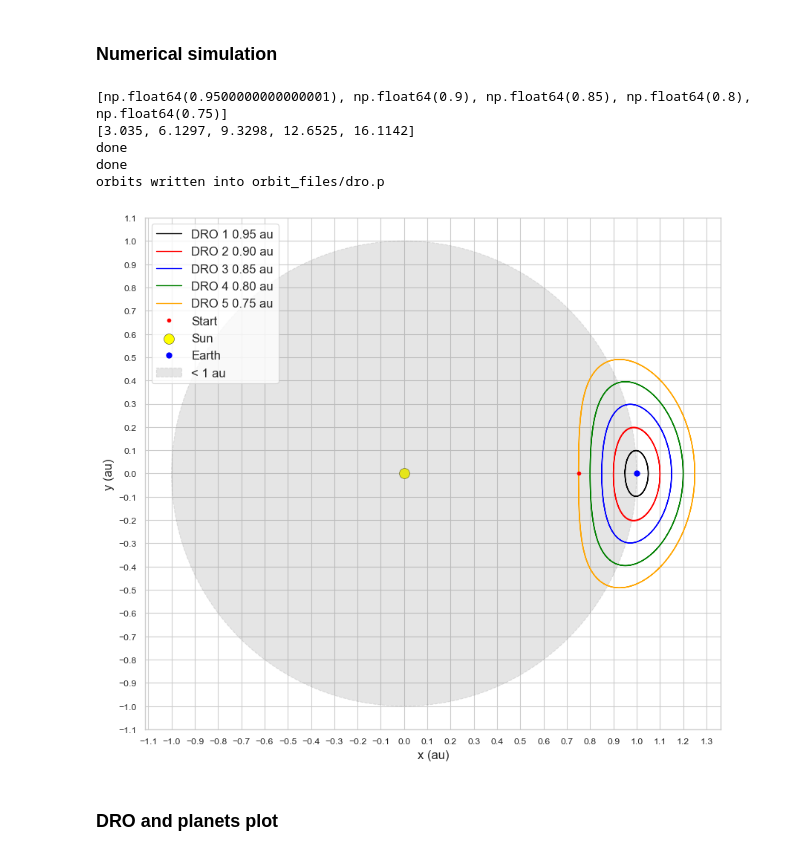
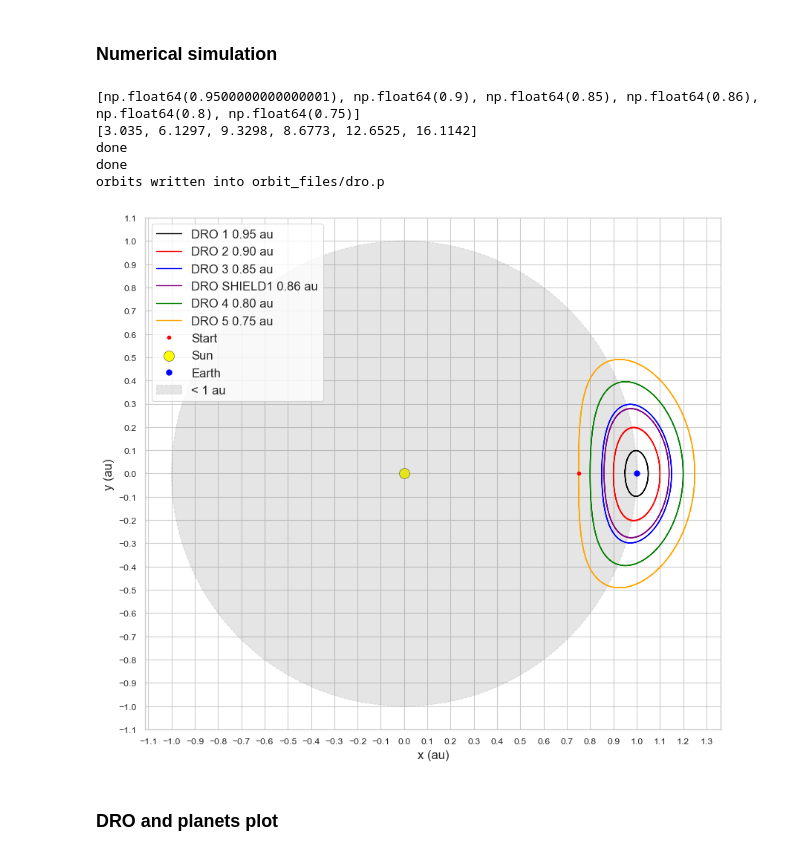
Before and after one commit to cmoestl/dro_orbits, a Jupyter notebook: dro.ipynb, the cells around one changed output. Drawn from its saved outputs; the diff is of its cells as text; code cells hidden in the pictures.

```diff
--- a/dro.ipynb
+++ b/dro.ipynb
@@ -334,6 +336,20 @@ vy0 = 9.3298 # km/s
 [x3,y3]=make_dro([x0, y0, vx0, vy0],2)
 initial_x0_array.append(x0/au)
 initial_vy_array.append(vy0)
+
+
+
+########## ESA SHIELD concept at 0.86 au
+########### solution for 0.86 au is 8.6773 km/s #from minimization analysis
+x0 = 0.86*au  # km (between Sun and Earth)
+y0 = 0  # km
+vx0 = 0  # km/s
+vy0 = 8.6773 # km/s
+
+[xs1,ys1]=make_dro([x0, y0, vx0, vy0],2)
+initial_x0_array.append(x0/au)
+initial_vy_array.append(vy0)
+
 
 
 ########### solution for 0.8 au is 12.65265 km/s
@@ -379,6 +395,11 @@ dro_y3=y3
 dro_r3= np.sqrt(dro_x3**2 + dro_y3**2)
 dro_lon3 = np.arctan2(dro_y3, dro_x3)
 
+dro_xs1=xs1
+dro_ys1=ys1
+dro_rs1= np.sqrt(dro_xs1**2 + dro_ys1**2)
+dro_lons1 = np.arctan2(dro_ys1, dro_xs1)
+
 dro_x4=x4
 dro_y4=y4
 dro_r4= np.sqrt(dro_x4**2 + dro_y4**2)
@@ -403,6 +424,7 @@ fig, ax = plt.subplots(figsize=(10, 10))
 ax.plot(x1, y1, 'black', linewidth=1, alpha=1.0, label='DRO 1 0.95 au')
 ax.plot(x2, y2, 'red', linewidth=1, alpha=1.0, label='DRO 2 0.90 au')
 ax.plot(x3, y3, 'blue', linewidth=1, alpha=1.0, label='DRO 3 0.85 au')
+ax.plot(xs1, ys1, 'purple', linewidth=1, alpha=1.0, label='DRO SHIELD1 0.86 au')
 ax.plot(x4, y4, 'green', linewidth=1, alpha=1.0, label='DRO 4 0.80 au')
 ax.plot(x5, y5, 'orange', linewidth=1, alpha=1.0, label='DRO 5 0.75 au')
 
@@ -447,36 +469,36 @@ dro2 = np.rec.fromarrays([dro_x2, dro_y2, dro_r2, dro_lon2],
 
 dro3 = np.rec.fromarrays([dro_x3, dro_y3, dro_r3, dro_lon3],
     dtype=[('x', 'f8'), ('y', 'f8'), ('r', 'f8'), ('lon', 'f8')])
 
 dro4 = np.rec.fromarrays([dro_x4, dro_y4, dro_r4, dro_lon4],
     dtype=[('x', 'f8'), ('y', 'f8'), ('r', 'f8'), ('lon', 'f8')])
 
 dro5 = np.rec.fromarrays([dro_x5, dro_y5, dro_r5, dro_lon5],
     dtype=[('x', 'f8'), ('y', 'f8'), ('r', 'f8'), ('lon', 'f8')])
 
 ### write pickle files
 # Write
 filename='dro.p'
 with open(file_dir+filename, 'wb') as f:
     pickle.dump([dro1,dro2,dro3,dro4,dro5], f)
 print('orbits written into', file_dir+filename)
 
 # Read
 #with open(filename, 'rb') as f:
 #    rec_array = pickle.load(f)
 
 np.savetxt(file_dir+'dro1.txt', dro1, header='x [au] y [au] r [au] lon [rad]', fmt='%.6f')
 np.savetxt(file_dir+'dro2.txt', dro2, header='x [au] y [au] r [au] lon [rad]', fmt='%.6f')
 np.savetxt(file_dir+'dro3.txt', dro3, header='x [au] y [au] r [au] lon [rad]', fmt='%.6f')
 np.savetxt(file_dir+'dro4.txt', dro4, header='x [au] y [au] r [au] lon [rad]', fmt='%.6f')
 np.savetxt(file_dir+'dro5.txt', dro5, header='x [au] y [au] r [au] lon [rad]', fmt='%.6f')
 # %% [output]
-[np.float64(0.9500000000000001), np.float64(0.9), np.float64(0.85), np.float64(0.8), np.float64(0.75)]
-[3.035, 6.1297, 9.3298, 12.6525, 16.1142]
+[np.float64(0.9500000000000001), np.float64(0.9), np.float64(0.85), np.float64(0.86), np.float64(0.8), np.float64(0.75)]
+[3.035, 6.1297, 9.3298, 8.6773, 12.6525, 16.1142]
 done
 done
 orbits written into orbit_files/dro.p
-[figure, old version]
+[figure, new version]
 # %% [markdown]
 ### DRO and planets plot
 # %%
```
Also changed, not shown: parts of 15 cells of this notebook, 11 other files.
